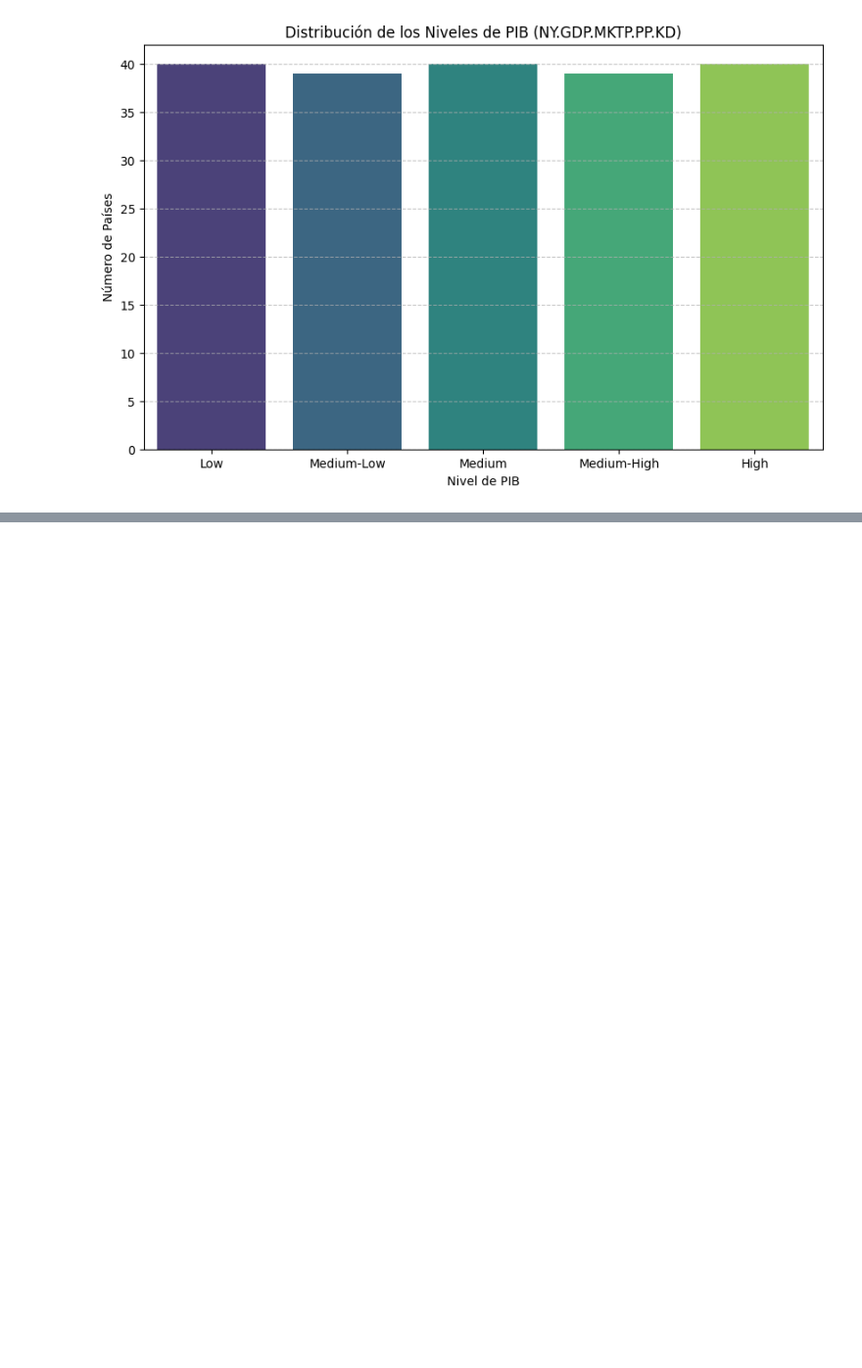
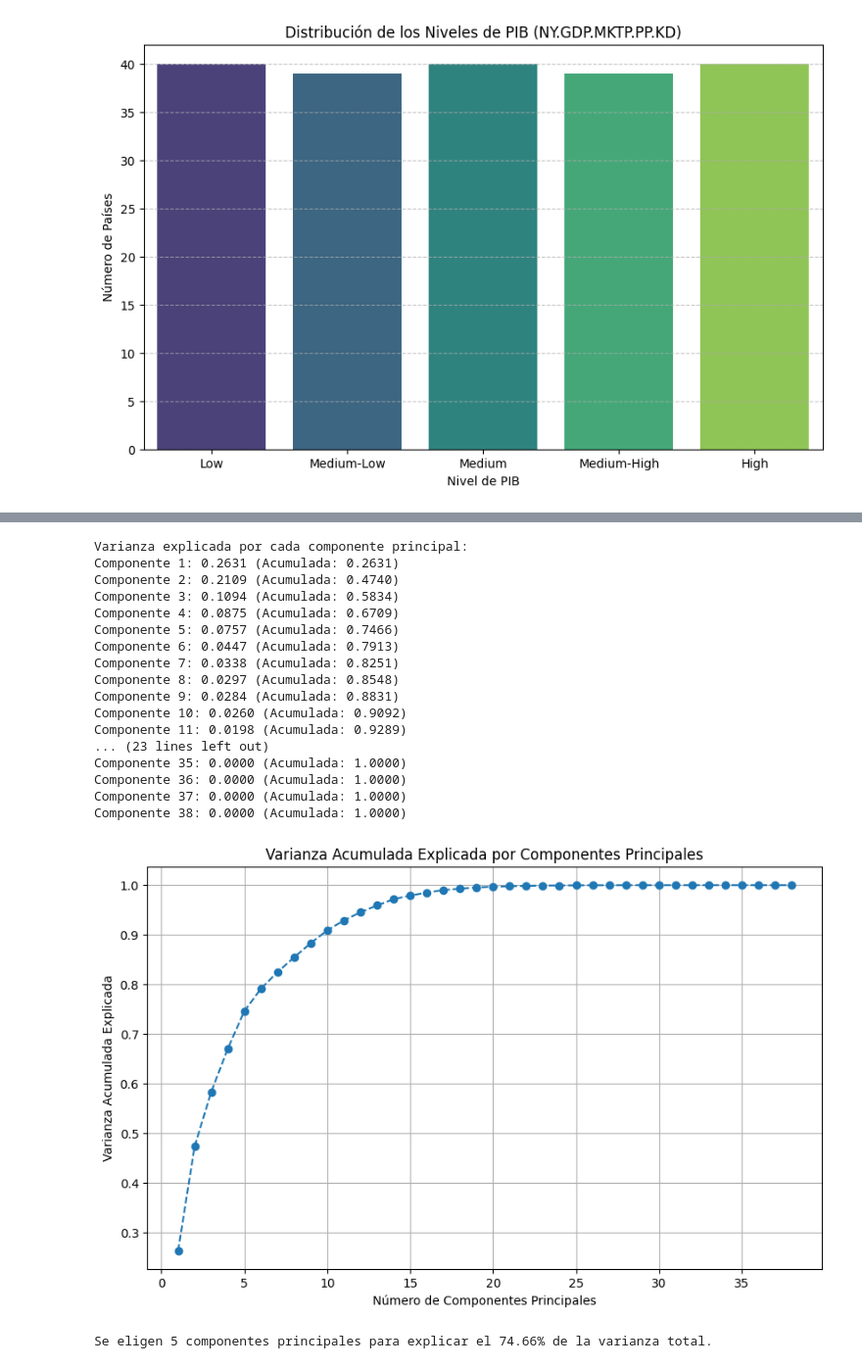
Before and after one commit to felipelarraguibel-art/Portafolio, a Jupyter notebook: Sm17_Examen_FelipeL.ipynb, the cells around one changed output, grey strips where cells are left out. Shown: that part at 98% size. Drawn from its saved outputs; the diff is of its cells as text; code cells hidden in the pictures; blank space fills up the shorter version.

```diff
--- a/Sm17_Examen_FelipeL.ipynb
+++ b/Sm17_Examen_FelipeL.ipynb
@@ -326,0 +467,13 @@ fig.show()
+# %%
+from sklearn.preprocessing import StandardScaler
+
+# Estandarizar las características numéricas
+scaler = StandardScaler()
+df_scaled = scaler.fit_transform(df_for_pca)
+
+# Convertir el array escalado de nuevo a un DataFrame para mantener las etiquetas de las columnas (opcional, pero útil)
+df_scaled = pd.DataFrame(df_scaled, columns=df_for_pca.columns)
+
+print("Datos estandarizados con éxito. Primeras 5 filas:")
+print(df_scaled.head())
+print(f"\nDimensiones del DataFrame estandarizado: {df_scaled.shape}")
@@ -326,0 +498,56 @@ fig.show()
+# %%
+from sklearn.decomposition import PCA
+import matplotlib.pyplot as plt
+
+# Aplicar PCA
+pca = PCA()
+pca.fit(df_scaled)
+
+# Analizar la varianza explicada por cada componente
+explained_variance_ratio = pca.explained_variance_ratio_
+cumulative_explained_variance = np.cumsum(explained_variance_ratio)
+
+print("Varianza explicada por cada componente principal:")
+for i, var in enumerate(explained_variance_ratio):
+    print(f"Componente {i+1}: {var:.4f} (Acumulada: {cumulative_explained_variance[i]:.4f})")
+
+# Visualizar la varianza explicada
+plt.figure(figsize=(10, 6))
+plt.plot(range(1, len(explained_variance_ratio) + 1), cumulative_explained_variance, marker='o', linestyle='--')
+plt.title('Varianza Acumulada Explicada por Componentes Principales')
+plt.xlabel('Número de Componentes Principales')
+plt.ylabel('Varianza Acumulada Explicada')
+plt.grid(True)
+plt.show()
+
+# Identificar el número de componentes para explicar entre 70% y 90%
+num_components_70_90 = np.where((cumulative_explained_variance >= 0.70) & (cumulative_explained_variance <= 0.90))[0]
+
+if len(num_components_70_90) > 0:
+    # Se elige el primer número de componentes que cumple el criterio, típicamente el más bajo para mayor reducción
+    selected_num_components = num_components_70_90[0] + 1 # +1 porque el índice es base 0
+    print(f"\nSe eligen {selected_num_components} componentes principales para explicar el {cumulative_explained_variance[selected_num_components-1]*100:.2f}% de la varianza total.")
+else:
+    # Fallback si no se encuentra en el rango exacto, elegir el punto más cercano o el que cumpla el 70%
+    selected_num_components = np.where(cumulative_explained_variance >= 0.70)[0][0] + 1
+    print(f"\nNo se encontró un número de componentes que explicara exactamente entre 70-90%. Se eligen {selected_num_components} componentes principales para explicar el {cumulative_explained_variance[selected_num_components-1]*100:.2f}% de la varianza total (primer punto >= 70%).")
+# %% [output]
+Varianza explicada por cada componente principal:
+Componente 1: 0.2631 (Acumulada: 0.2631)
+Componente 2: 0.2109 (Acumulada: 0.4740)
+Componente 3: 0.1094 (Acumulada: 0.5834)
+Componente 4: 0.0875 (Acumulada: 0.6709)
+Componente 5: 0.0757 (Acumulada: 0.7466)
+Componente 6: 0.0447 (Acumulada: 0.7913)
+Componente 7: 0.0338 (Acumulada: 0.8251)
+Componente 8: 0.0297 (Acumulada: 0.8548)
+Componente 9: 0.0284 (Acumulada: 0.8831)
+Componente 10: 0.0260 (Acumulada: 0.9092)
+Componente 11: 0.0198 (Acumulada: 0.9289)
+... (23 lines left out)
+Componente 35: 0.0000 (Acumulada: 1.0000)
+Componente 36: 0.0000 (Acumulada: 1.0000)
+Componente 37: 0.0000 (Acumulada: 1.0000)
+Componente 38: 0.0000 (Acumulada: 1.0000)
+[figure, added]
+Se eligen 5 componentes principales para explicar el 74.66% de la varianza total.
```
Also changed, not shown: parts of 9 cells of this notebook.
